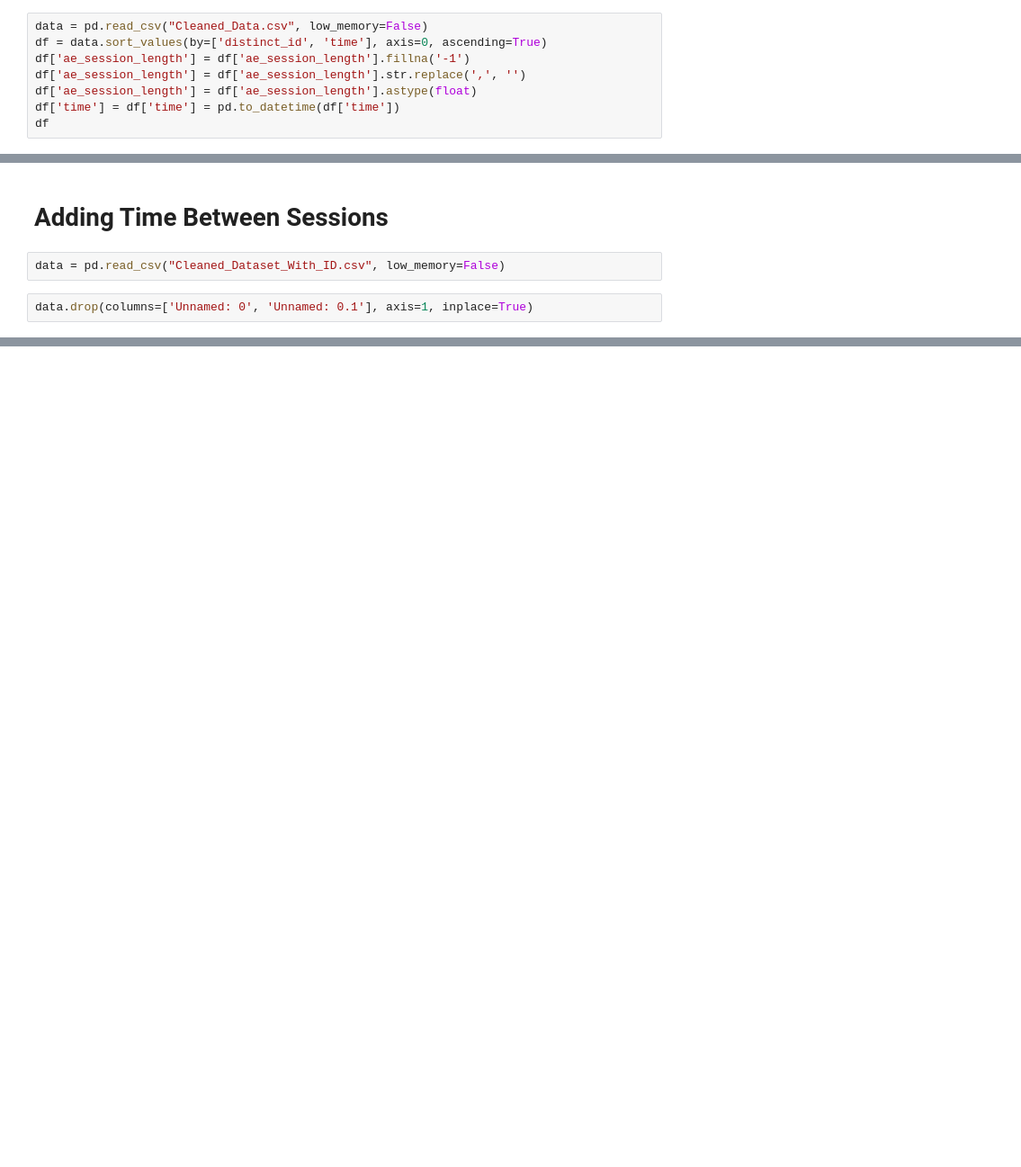
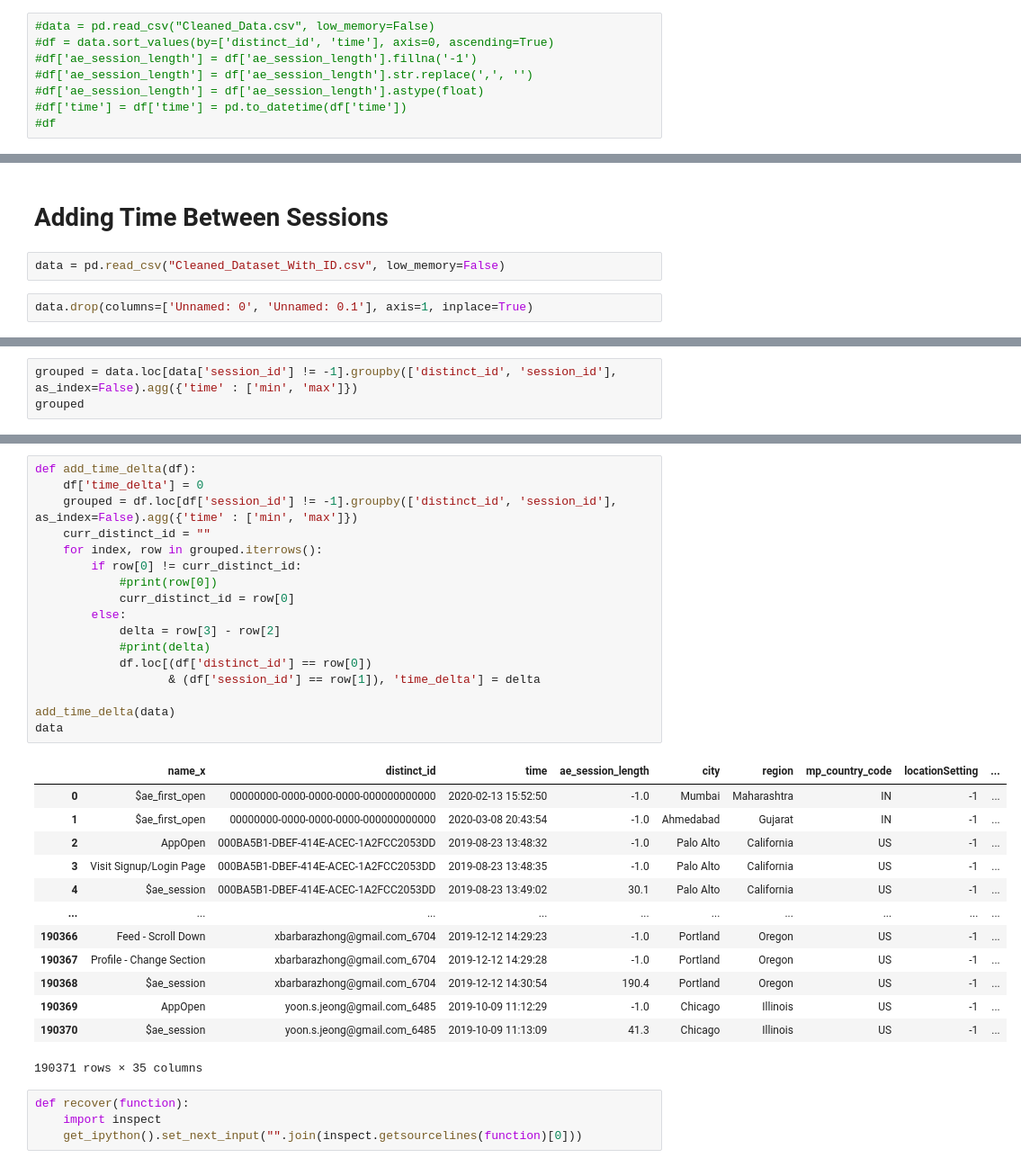
Before and after one commit to prkrishnan1/Simmer_DSS_SP20_Project_1, a Jupyter notebook: Metrics_Charles.ipynb, the cells around one changed output, grey strips where cells are left out. Shown at 90% size. Cells and saved outputs as stored; diff of their text form; blank space fills up the shorter version.

```diff
--- a/Metrics_Charles.ipynb
+++ b/Metrics_Charles.ipynb
@@ -11,10 +11,10 @@ import seaborn as sns
 # %%
 # do not run this entire section if your dataset already has unique ID
 # %%
-data = pd.read_csv("Cleaned_Data.csv", low_memory=False)
-df = data.sort_values(by=['distinct_id', 'time'], axis=0, ascending=True)
-df['ae_session_length'] = df['ae_session_length'].fillna('-1')
-df['ae_session_length'] = df['ae_session_length'].str.replace(',', '')
-df['ae_session_length'] = df['ae_session_length'].astype(float)
-df['time'] = df['time'] = pd.to_datetime(df['time'])
-df
+#data = pd.read_csv("Cleaned_Data.csv", low_memory=False)
+#df = data.sort_values(by=['distinct_id', 'time'], axis=0, ascending=True)
+#df['ae_session_length'] = df['ae_session_length'].fillna('-1')
+#df['ae_session_length'] = df['ae_session_length'].str.replace(',', '')
+#df['ae_session_length'] = df['ae_session_length'].astype(float)
+#df['time'] = df['time'] = pd.to_datetime(df['time'])
+#df
@@ -100,0 +64,3 @@ Index(['name_x', 'distinct_id', 'time', 'ae_session_length', 'city', 'region',
+# %%
+grouped = data.loc[data['session_id'] != -1].groupby(['distinct_id', 'session_id'], as_index=False).agg({'time' : ['min', 'max']})
+grouped
@@ -100,0 +94,35 @@ Index(['name_x', 'distinct_id', 'time', 'ae_session_length', 'city', 'region',
+# %%
+def add_time_delta(df):
+    df['time_delta'] = 0
+    grouped = df.loc[df['session_id'] != -1].groupby(['distinct_id', 'session_id'], as_index=False).agg({'time' : ['min', 'max']})
+    curr_distinct_id = ""
+    for index, row in grouped.iterrows():
+        if row[0] != curr_distinct_id:
+            #print(row[0])
+            curr_distinct_id = row[0]
+        else:
+            delta = row[3] - row[2]
+            #print(delta)
+            df.loc[(df['distinct_id'] == row[0])
+                   & (df['session_id'] == row[1]), 'time_delta'] = delta
+
+add_time_delta(data)
+data
+# %% [output]
+|  | name_x | distinct_id | time | ae_session_length | city | region | mp_country_code | locationSetting | ... |
+| 0 | $ae_first_open | 00000000-0000-0000-0000-000000000000 | 2020-02-13 15:52:50 | -1.0 | Mumbai | Maharashtra | IN | -1 | ... |
+| 1 | $ae_first_open | 00000000-0000-0000-0000-000000000000 | 2020-03-08 20:43:54 | -1.0 | Ahmedabad | Gujarat | IN | -1 | ... |
+| 2 | AppOpen | 000BA5B1-DBEF-414E-ACEC-1A2FCC2053DD | 2019-08-23 13:48:32 | -1.0 | Palo Alto | California | US | -1 | ... |
+| 3 | Visit Signup/Login Page | 000BA5B1-DBEF-414E-ACEC-1A2FCC2053DD | 2019-08-23 13:48:35 | -1.0 | Palo Alto | California | US | -1 | ... |
+| 4 | $ae_session | 000BA5B1-DBEF-414E-ACEC-1A2FCC2053DD | 2019-08-23 13:49:02 | 30.1 | Palo Alto | California | US | -1 | ... |
+| ... | ... | ... | ... | ... | ... | ... | ... | ... | ... |
+| 190366 | Feed - Scroll Down | xbarbarazhong@gmail.com_6704 | 2019-12-12 14:29:23 | -1.0 | Portland | Oregon | US | -1 | ... |
+| 190367 | Profile - Change Section | xbarbarazhong@gmail.com_6704 | 2019-12-12 14:29:28 | -1.0 | Portland | Oregon | US | -1 | ... |
+| 190368 | $ae_session | xbarbarazhong@gmail.com_6704 | 2019-12-12 14:30:54 | 190.4 | Portland | Oregon | US | -1 | ... |
+| 190369 | AppOpen | yoon.s.jeong@gmail.com_6485 | 2019-10-09 11:12:29 | -1.0 | Chicago | Illinois | US | -1 | ... |
+| 190370 | $ae_session | yoon.s.jeong@gmail.com_6485 | 2019-10-09 11:13:09 | 41.3 | Chicago | Illinois | US | -1 | ... |
+190371 rows × 35 columns
+# %%
+def recover(function):
+    import inspect
+    get_ipython().set_next_input("".join(inspect.getsourcelines(function)[0]))
```
Also changed, not shown: parts of 10 cells of this notebook, 1 other file.
